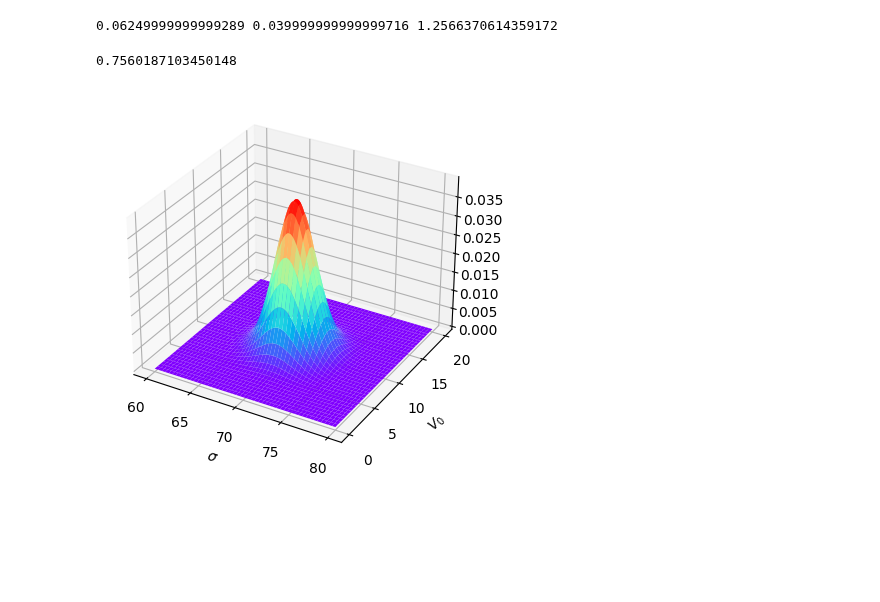
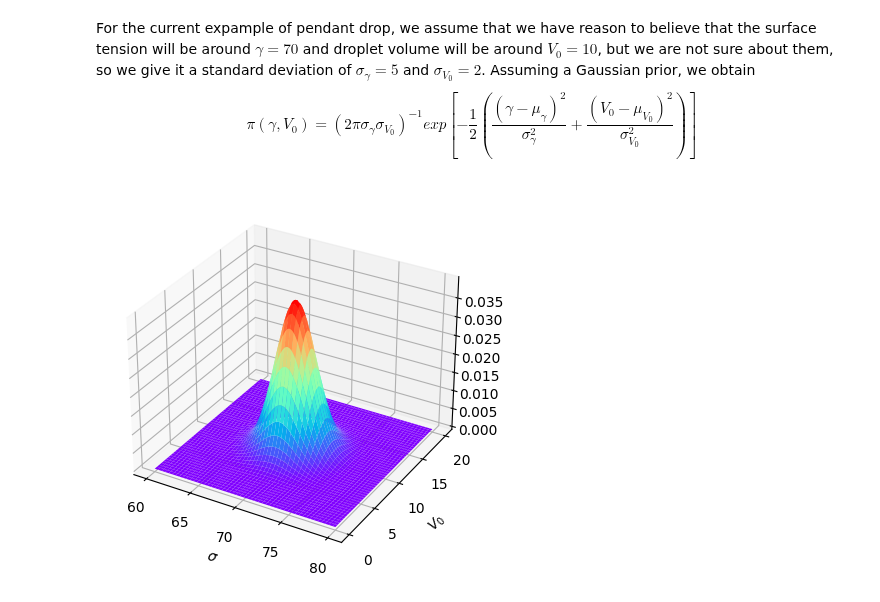
Before and after one commit to Lomolanisgo/Bayesian_PendantDrop_Tensiometry, a Jupyter notebook: pendantdrop_BI.ipynb, the cells around one changed output. Drawn from its saved outputs; the diff is of its cells as text; code cells hidden in the pictures; blank space fills up the shorter version.

```diff
--- a/pendantdrop_BI.ipynb
+++ b/pendantdrop_BI.ipynb
@@ -29,3 +42,6 @@ In this case $x=\sigma$, $y=V_0$
+# %% [markdown]
+For the current expample of pendant drop, we assume that we have reason to believe that the surface tension will be around $\gamma=70$ and droplet volume will be around $V_0=10$, but we are not sure about them, so we give it a standard deviation of $\sigma_{\gamma}=5$ and $\sigma_{V_0}=2$. Assuming a Gaussian prior, we obtain
+$$\pi(\gamma,V_0)=(2\pi \sigma _{\gamma} \sigma _{V_0})^{-1} exp [-\frac{1}{2}(\frac{(\gamma-\mu _{\gamma})^2}{\sigma _{\gamma} ^2}+\frac{(V_0-\mu _{V_0})^2}{\sigma _{V_0} ^2})]$$
 # %%
 
 # define the Gaussian prior
@@ -35,34 +51,29 @@ def prior(x,y,mean_1,mean_2,sd_1,sd_2):
     b=(2*np.pi*sd_1*sd_2)
     #print(a1,a2,b)
     return np.exp(-0.5*(a1+a2))/b
-# %%
-prior(70.1,10.1,70,10,0.4,0.5)
-# %% [output]
-0.06249999999999289 0.039999999999999716 1.2566370614359172
-0.7560187103450148
 # %%
 import matplotlib as mpl
 mpl.rcParams.update(mpl.rcParamsDefault)
 
 fig=plt.figure()
 ax3=plt.axes(projection='3d')
 
 mean_prior=np.array([70,10])
 sd_prior=np.array([2,2])
-etaplot_sigma=np.linspace(60,80,400)
-etaplot_v0=np.linspace(0,20,40)
+etaplot_sigma=np.linspace(60,80,200)
+etaplot_v0=np.linspace(0,20,200)
 
 
 # define 3-d data
 x=etaplot_sigma
 y=etaplot_v0
 X,Y=np.meshgrid(x,y)
 Z=prior(X,Y,mean_1=mean_prior[0],mean_2=mean_prior[1],sd_1=sd_prior[0],sd_2=sd_prior[1])
 
 # Drawing
 ax3.plot_surface(X,Y,Z,cmap='rainbow')
 plt.xlabel('$\\sigma$')
 plt.ylabel('$V_0$')
 plt.show(block=False)
 # %% [output]
-[figure, old version]
+[figure, new version]
```
Also changed, not shown: parts of 27 cells of this notebook.
